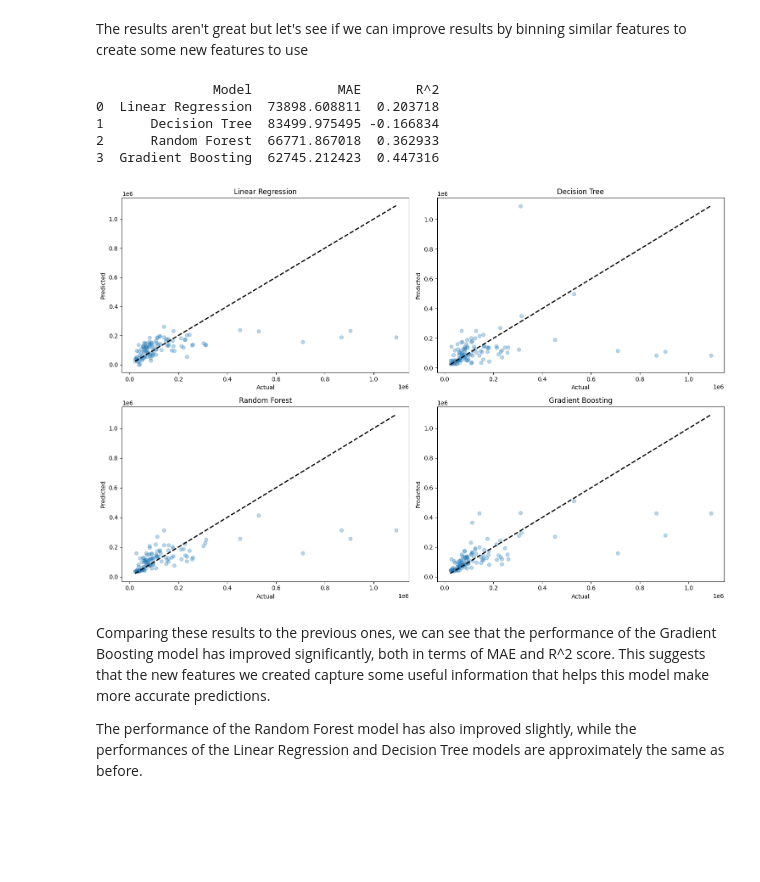
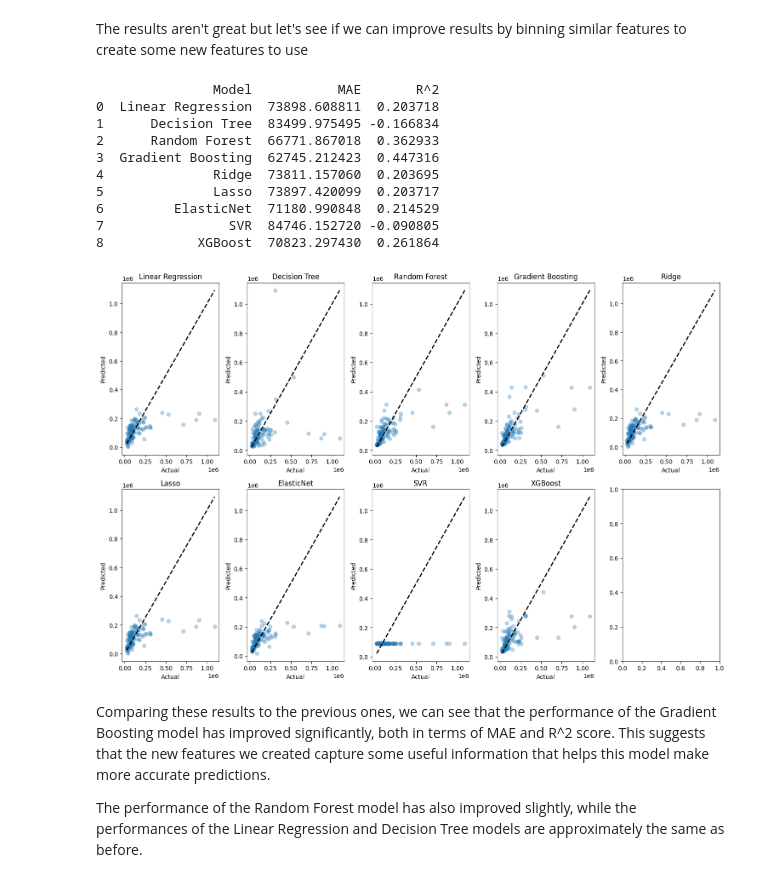
Before and after one commit to joeperrotta/Machine-Learning-with-Python, a Jupyter notebook: Fraym_interview.ipynb, the cells around one changed output. Drawn from its saved outputs; the diff is of its cells as text; code cells hidden in the pictures; blank space fills up the shorter version.

```diff
--- a/Fraym_interview.ipynb
+++ b/Fraym_interview.ipynb
@@ -175,13 +175,22 @@ from sklearn.linear_model import LinearRegression
 from sklearn.tree import DecisionTreeRegressor
 from sklearn.ensemble import RandomForestRegressor, GradientBoostingRegressor
 from sklearn.metrics import mean_absolute_error, r2_score
+from sklearn.linear_model import Ridge, Lasso, ElasticNet
+from sklearn.svm import SVR
+from xgboost import XGBRegressor
 
 # Initialize the models
 models = [
     ("Linear Regression", LinearRegression()),
     ("Decision Tree", DecisionTreeRegressor(random_state=42)),
     ("Random Forest", RandomForestRegressor(random_state=42)),
-    ("Gradient Boosting", GradientBoostingRegressor(random_state=42))
+    ("Gradient Boosting", GradientBoostingRegressor(random_state=42)),
+    ("Ridge", Ridge(random_state=42)),
+    ("Lasso", Lasso(random_state=42)),
+    ("ElasticNet", ElasticNet(random_state=42)),
+    ("SVR", SVR()),
+    ("XGBoost", XGBRegressor(random_state=42, use_label_encoder=False, eval_metric='mlogloss'))
+
 ]
 
 # Fit the models and evaluate their performance
@@ -206,7 +215,7 @@ print(results_df)
 
 import matplotlib.pyplot as plt
 
-fig, axs = plt.subplots(2, 2, figsize=(15, 10))
+fig, axs = plt.subplots(5, 2, figsize=(15, 10))
 
 axs = axs.ravel()
 
@@ -281,7 +295,13 @@ models = [
     ("Linear Regression", LinearRegression()),
     ("Decision Tree", DecisionTreeRegressor(random_state=42)),
     ("Random Forest", RandomForestRegressor(random_state=42)),
-    ("Gradient Boosting", GradientBoostingRegressor(random_state=42))
+    ("Gradient Boosting", GradientBoostingRegressor(random_state=42)),
+    ("Ridge", Ridge(random_state=42)),
+    ("Lasso", Lasso(random_state=42)),
+    ("ElasticNet", ElasticNet(random_state=42)),
+    ("SVR", SVR()),
+    ("XGBoost", XGBRegressor(random_state=42, use_label_encoder=False, eval_metric='mlogloss'))
+
 ]
 
 # Fit the models and evaluate their performance
@@ -297,35 +317,40 @@ for name, model in models:
     # Compute the performance metrics
     mae = mean_absolute_error(y_test, y_pred)
     r2 = r2_score(y_test, y_pred)
 
     results.append((name, mae, r2))
 
 # Convert the results to a DataFrame for easier viewing
 results_df = pd.DataFrame(results, columns=["Model", "MAE", "R^2"])
 print(results_df)
 
-fig, axs = plt.subplots(2, 2, figsize=(15, 10))
+fig, axs = plt.subplots(2, 5, figsize=(15, 10))
 
 axs = axs.ravel()
 
 for i, (name, model) in enumerate(models):
     y_pred = model.predict(X_test_scaled)
 
     axs[i].scatter(y_test, y_pred, alpha=0.3)
     axs[i].plot([y_test.min(), y_test.max()], [y_test.min(), y_test.max()], 'k--', lw=2)
     axs[i].set_xlabel('Actual')
     axs[i].set_ylabel('Predicted')
     axs[i].set_title(name)
 
 plt.tight_layout()
 plt.show()
 # %% [output]
                Model           MAE       R^2
 0  Linear Regression  73898.608811  0.203718
 1      Decision Tree  83499.975495 -0.166834
 2      Random Forest  66771.867018  0.362933
 3  Gradient Boosting  62745.212423  0.447316
+4              Ridge  73811.157060  0.203695
+5              Lasso  73897.420099  0.203717
+6         ElasticNet  71180.990848  0.214529
+7                SVR  84746.152720 -0.090805
+8            XGBoost  70823.297430  0.261864
-[figure, old version]
+[figure, new version]
 # %% [markdown]
 Comparing these results to the previous ones, we can see that the performance of the Gradient Boosting model has improved significantly, both in terms of MAE and R^2 score. This suggests that the new features we created capture some useful information that helps this model make more accurate predictions.
 
```
Also changed, not shown: parts of 10 cells of this notebook.
